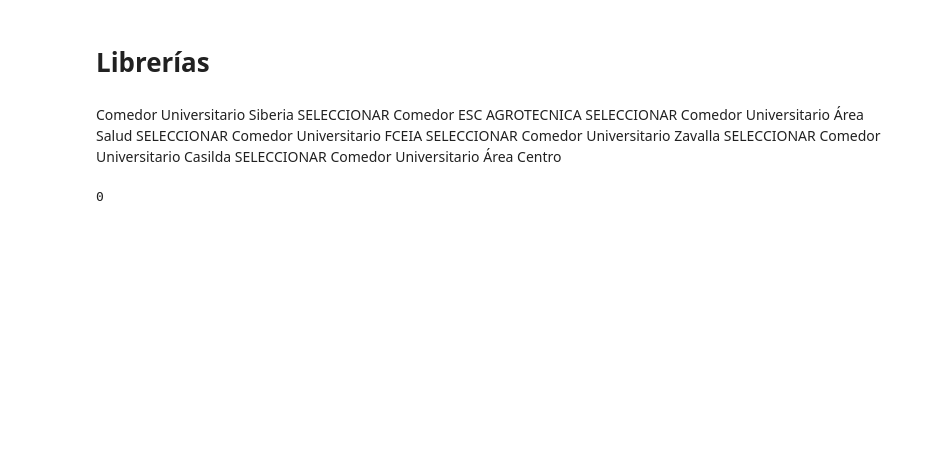
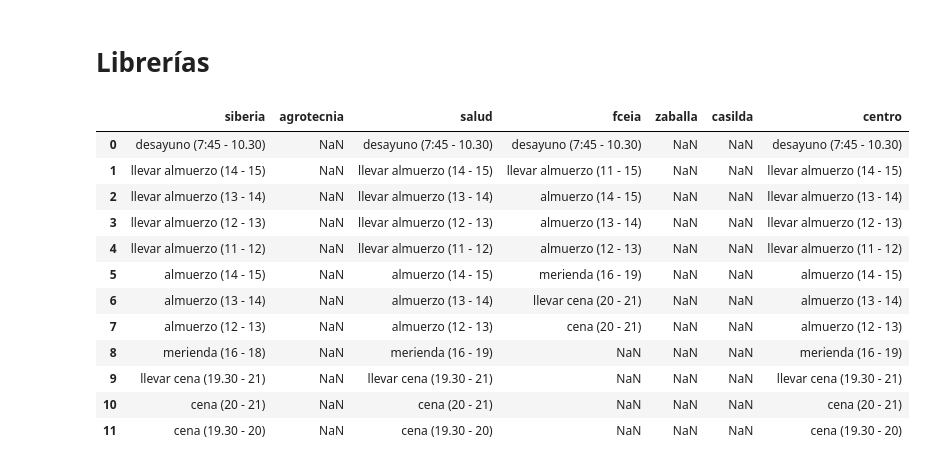
Before and after one commit to Facunditos/comedores_unr, a Jupyter notebook: main.ipynb, the cells around one changed output. Drawn from its saved outputs; the diff is of its cells as text; code cells hidden in the pictures; blank space fills up the shorter version.

```diff
--- a/main.ipynb
+++ b/main.ipynb
@@ -24,14 +15,0 @@ service = Service('/usr/bin/chromedriver')
-# %% [markdown]
-Comedor Universitario Siberia
-SELECCIONAR
-Comedor ESC AGROTECNICA
-SELECCIONAR
-Comedor Universitario Área Salud
-SELECCIONAR
-Comedor Universitario FCEIA
-SELECCIONAR
-Comedor Universitario Zavalla
-SELECCIONAR
-Comedor Universitario Casilda
-SELECCIONAR
-Comedor Universitario Área Centro
@@ -90,7 +23,19 @@ cod_menues_fceia = {
 # %%
 op_menu_df = pd.read_excel('./facundo.xlsx',sheet_name='opciones_menu')
-op_menu_df['fceia'].to_list().index('des')
+op_menu_df
 # %% [output]
-0
+|  | siberia | agrotecnia | salud | fceia | zaballa | casilda | centro |
+| 0 | desayuno (7:45 - 10.30) | NaN | desayuno (7:45 - 10.30) | desayuno (7:45 - 10.30) | NaN | NaN | desayuno (7:45 - 10.30) |
+| 1 | llevar almuerzo (14 - 15) | NaN | llevar almuerzo (14 - 15) | llevar almuerzo (11 - 15) | NaN | NaN | llevar almuerzo (14 - 15) |
+| 2 | llevar almuerzo (13 - 14) | NaN | llevar almuerzo (13 - 14) | almuerzo (14 - 15) | NaN | NaN | llevar almuerzo (13 - 14) |
+| 3 | llevar almuerzo (12 - 13) | NaN | llevar almuerzo (12 - 13) | almuerzo (13 - 14) | NaN | NaN | llevar almuerzo (12 - 13) |
+| 4 | llevar almuerzo (11 - 12) | NaN | llevar almuerzo (11 - 12) | almuerzo (12 - 13) | NaN | NaN | llevar almuerzo (11 - 12) |
+| 5 | almuerzo (14 - 15) | NaN | almuerzo (14 - 15) | merienda (16 - 19) | NaN | NaN | almuerzo (14 - 15) |
+| 6 | almuerzo (13 - 14) | NaN | almuerzo (13 - 14) | llevar cena (20 - 21) | NaN | NaN | almuerzo (13 - 14) |
+| 7 | almuerzo (12 - 13) | NaN | almuerzo (12 - 13) | cena (20 - 21) | NaN | NaN | almuerzo (12 - 13) |
+| 8 | merienda (16 - 18) | NaN | merienda (16 - 19) | NaN | NaN | NaN | merienda (16 - 19) |
+| 9 | llevar cena (19.30 - 21) | NaN | llevar cena (19.30 - 21) | NaN | NaN | NaN | llevar cena (19.30 - 21) |
+| 10 | cena (20 - 21) | NaN | cena (20 - 21) | NaN | NaN | NaN | cena (20 - 21) |
+| 11 | cena (19.30 - 20) | NaN | cena (19.30 - 20) | NaN | NaN | NaN | cena (19.30 - 20) |
 # %%
 comedores_df = pd.read_excel('./facundo.xlsx',sheet_name='comedores')
```
Also changed, not shown: parts of 9 cells of this notebook, 1 other file.
